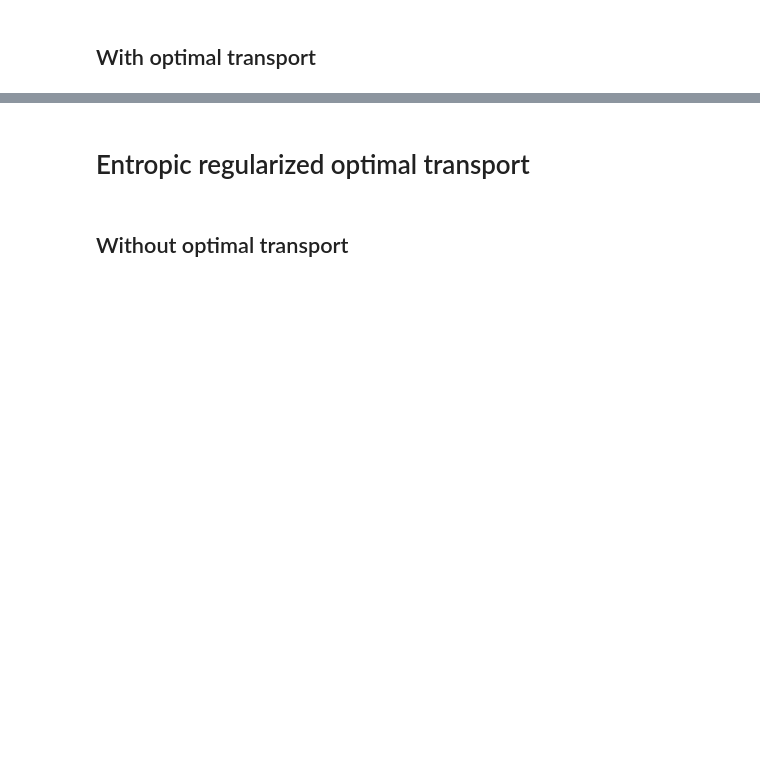
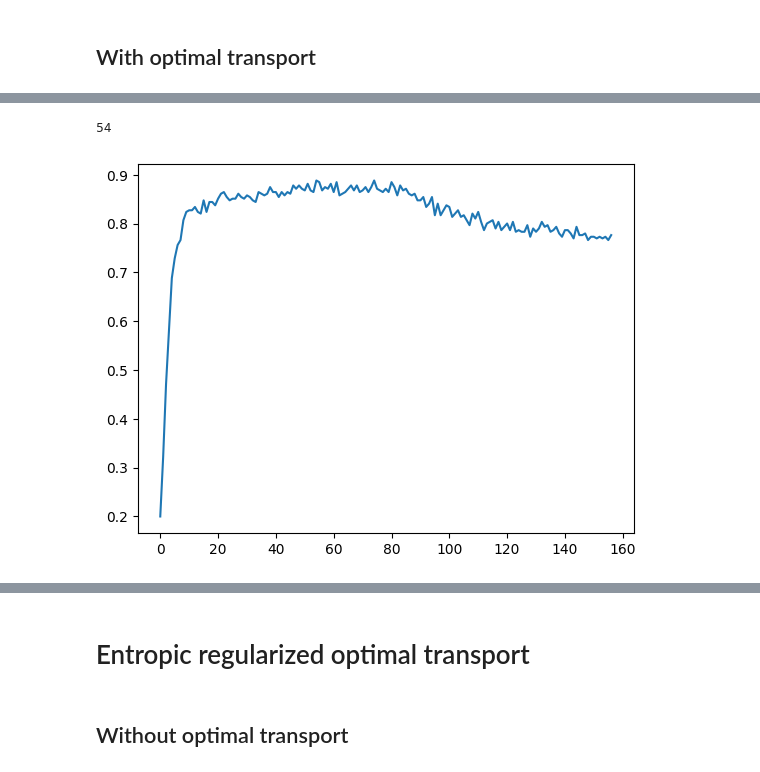
Before and after one commit to Dernalord/Project_OT, a Jupyter notebook: Project_OT.ipynb, the cells around one changed output, grey strips where cells are left out. Cells and saved outputs as stored; diff of their text form; code cells hidden in the pictures; blank space fills up the shorter version.

```diff
--- a/Project_OT.ipynb
+++ b/Project_OT.ipynb
@@ -98,0 +240,6 @@ The accuracy with 157 components is 86.62420382165605%
+# %%
+plt.plot(list_score)
+np.argmax(np.asarray(list_score))
+# %% [output]
+54
+[figure, added]
```
Also changed, not shown: parts of 14 cells of this notebook.
